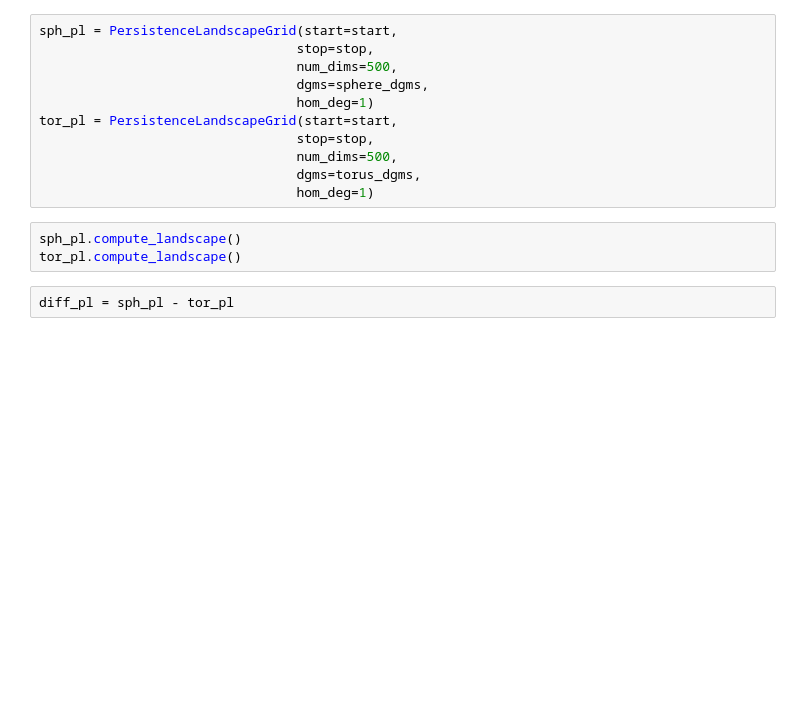
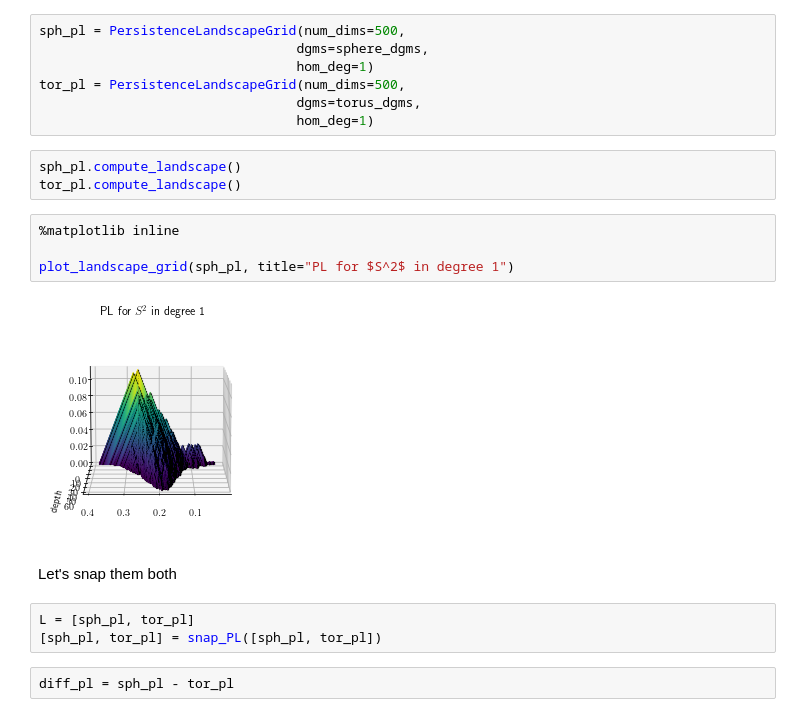
Before and after one commit to gabbyangeloro/Pyscapes, a Jupyter notebook: sphere_vs_torus.ipynb, the cells around one changed output. Drawn from its saved outputs; the diff is of its cells as text; blank space fills up the shorter version.

```diff
--- a/sphere_vs_torus.ipynb
+++ b/sphere_vs_torus.ipynb
@@ -38,16 +25,23 @@ stop = max(sph_d,tor_d)
 # %%
-sph_pl = PersistenceLandscapeGrid(start=start,
-                                 stop=stop,
-                                 num_dims=500,
+sph_pl = PersistenceLandscapeGrid(num_dims=500,
                                  dgms=sphere_dgms,
                                  hom_deg=1)
-tor_pl = PersistenceLandscapeGrid(start=start,
-                                 stop=stop,
-                                 num_dims=500,
+tor_pl = PersistenceLandscapeGrid(num_dims=500,
                                  dgms=torus_dgms,
                                  hom_deg=1)
 # %%
 sph_pl.compute_landscape()
 tor_pl.compute_landscape()
+# %%
+%matplotlib inline
+
+plot_landscape_grid(sph_pl, title="PL for $S^2$ in degree 1")
+# %% [output]
+[figure, added]
+# %% [markdown]
+Let's snap them both
+# %%
+L = [sph_pl, tor_pl]
+[sph_pl, tor_pl] = snap_PL([sph_pl, tor_pl])
 # %%
 diff_pl = sph_pl - tor_pl
```
Also changed, not shown: parts of 16 cells of this notebook, 1 other file.
